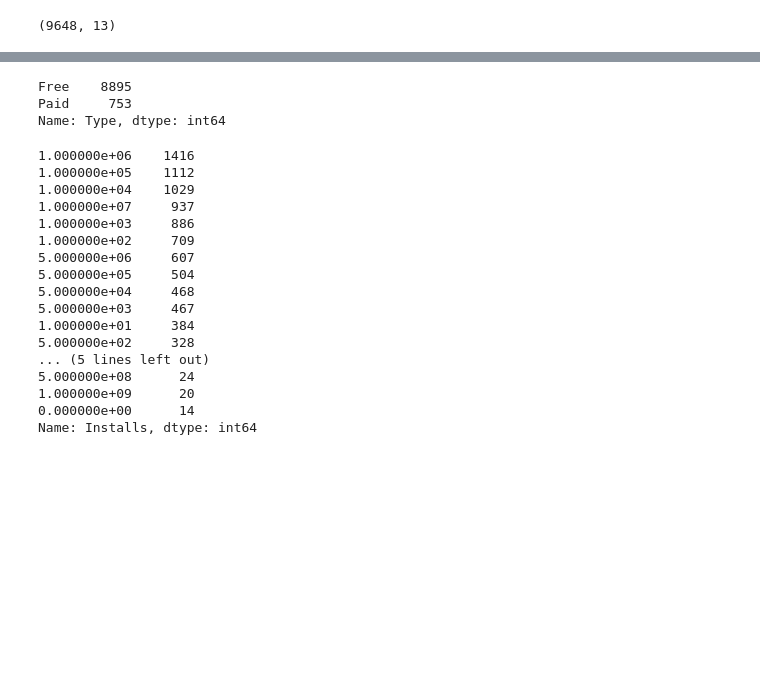
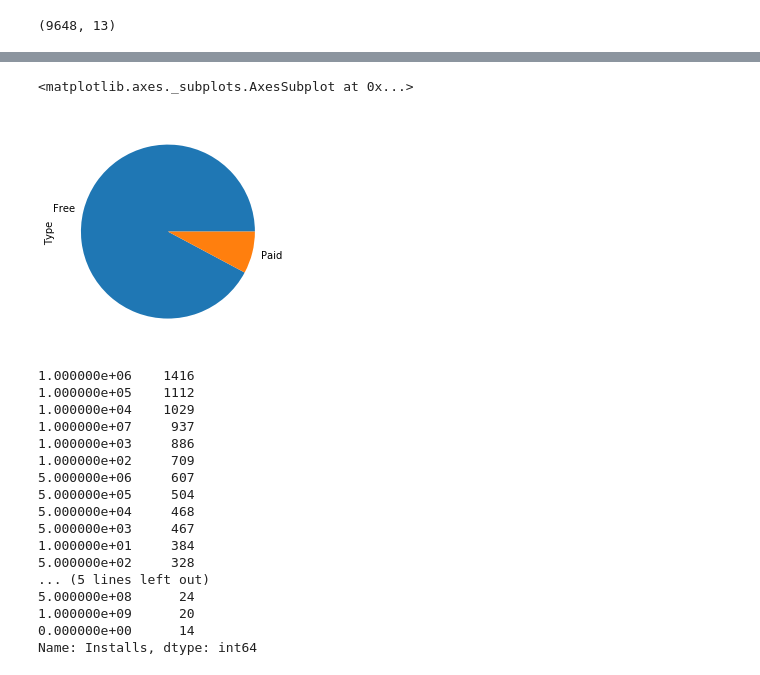
Before and after one commit to neelshah16/playstore-exploratory-analysis, a Jupyter notebook: Insight.ipynb, the cells around one changed output, grey strips where cells are left out. Saved outputs shown, nothing was run; the diff lists cells and outputs as text; code cells hidden in the pictures; blank space fills up the shorter version.

```diff
--- a/Insight.ipynb
+++ b/Insight.ipynb
@@ -95,9 +122,8 @@ app.shape
 # %%
-app['Type'].value_counts()
+app['Type'].value_counts().plot('pie')
 # %% [output]
-Free    8895
-Paid     753
-Name: Type, dtype: int64
+<matplotlib.axes._subplots.AxesSubplot at 0x...>
+[figure, added]
 # %%
 app['Installs'].value_counts()
 # %% [output]
```
Also changed, not shown: parts of 10 cells of this notebook.
